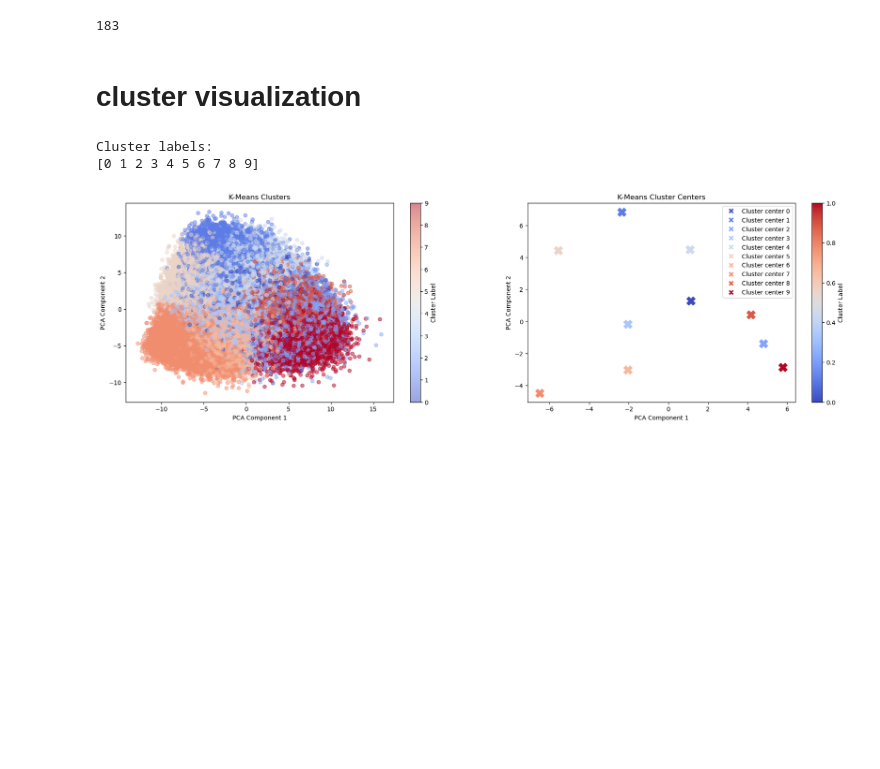
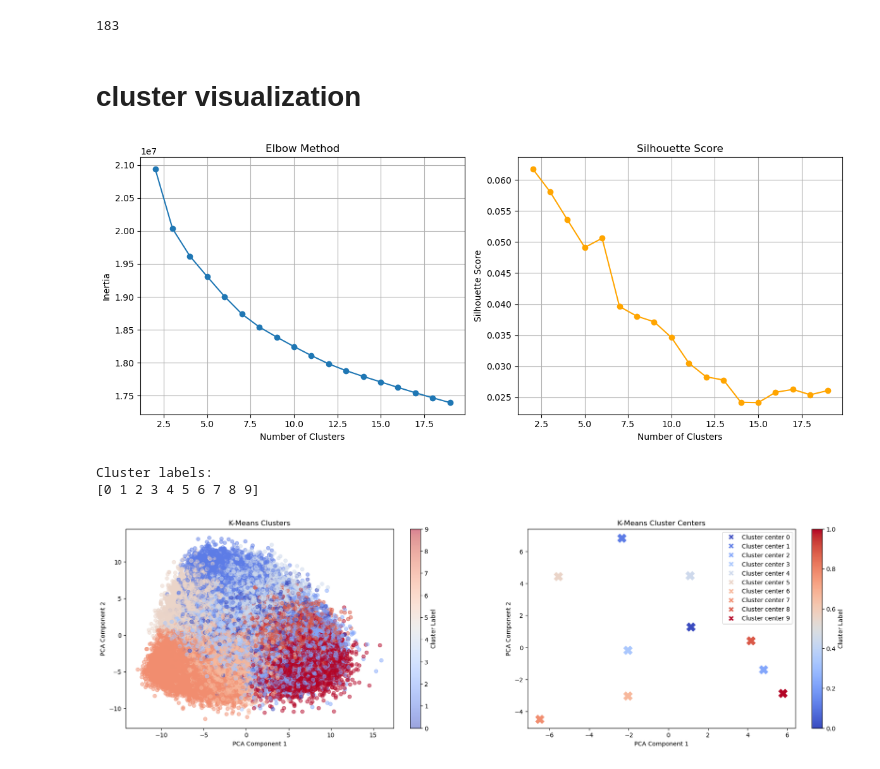
Before and after one commit to AdamKrupski/UN_project, a Jupyter notebook: UN_projekt_porzadnie.ipynb, the cells around one changed output. Saved outputs shown, nothing was run; the diff lists cells and outputs as text; code cells hidden in the pictures; blank space fills up the shorter version.

```diff
--- a/UN_projekt_porzadnie.ipynb
+++ b/UN_projekt_porzadnie.ipynb
@@ -283,3 +287,53 @@ reduced_latent_vectors[0].size
+# %%
+import numpy as np
+from sklearn.cluster import KMeans
+from sklearn.metrics import silhouette_score
+import matplotlib.pyplot as plt
+
+# Load your data
+reduced_latent_vectors = np.load("reduced_latent_vectors_183_michal.npy")
+
+# Range of cluster numbers to try
+n_clusters_range = range(2, 20)
+
+# Lists to store metrics
+inertia = []  # For the Elbow Method
+silhouette_scores = []  # For the Silhouette Score
+
+# Compute KMeans for different numbers of clusters
+for n_clusters in n_clusters_range:
+    kmeans = KMeans(n_clusters=n_clusters, random_state=42)
+    kmeans.fit(reduced_latent_vectors)
+
+    # Inertia (sum of squared distances to nearest cluster center)
+    inertia.append(kmeans.inertia_)
+
+    # Silhouette Score
+    score = silhouette_score(reduced_latent_vectors, kmeans.labels_)
+    silhouette_scores.append(score)
+
+# Plot the Elbow Method
+plt.figure(figsize=(12, 5))
+
+plt.subplot(1, 2, 1)
+plt.plot(n_clusters_range, inertia, marker='o')
+plt.title("Elbow Method")
+plt.xlabel("Number of Clusters")
+plt.ylabel("Inertia")
+plt.grid()
+
+# Plot the Silhouette Score
+plt.subplot(1, 2, 2)
+plt.plot(n_clusters_range, silhouette_scores, marker='o', color='orange')
+plt.title("Silhouette Score")
+plt.xlabel("Number of Clusters")
+plt.ylabel("Silhouette Score")
+plt.grid()
+
+plt.tight_layout()
+plt.show()
+# %% [output]
+[figure, added]
 # %%
 kmeans = KMeans(n_clusters=10, random_state=42)
 kmeans.fit(reduced_latent_vectors)
```
Also changed, not shown: parts of 7 cells of this notebook.
